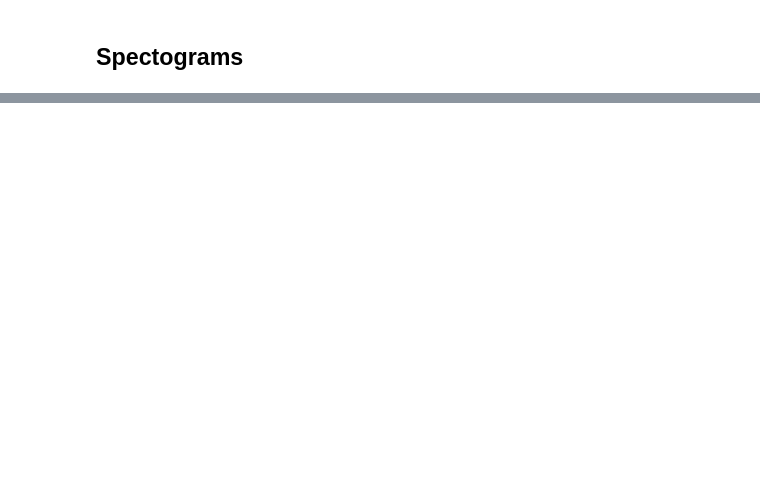
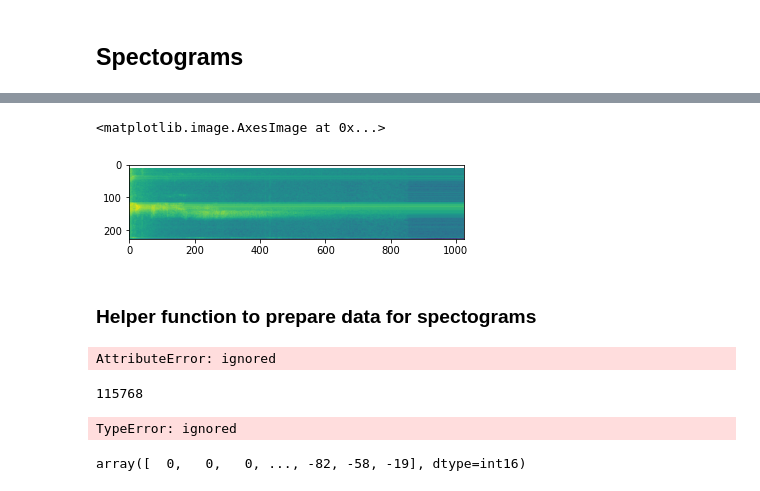
Before and after one commit to sergejhorvat/TinyML-Edx, a Jupyter notebook: Zeni_test.ipynb, the cells around one changed output, grey strips where cells are left out. Drawn from its saved outputs; the diff is of its cells as text; code cells hidden in the pictures; blank space fills up the shorter version.

```diff
--- a/Zeni_test.ipynb
+++ b/Zeni_test.ipynb
@@ -247,2 +283,6 @@ fig.text(0.08, 0.5, 'Amplitude', {'fontsize':20, 'fontweight':'bold'}, va='cente
 # %% [markdown]
 ## Spectograms
+# %%
+# Prepare data for plot
+audio_yes_loud_tensor = tf.squeeze(audio_yes_loud[:,0])
+audio_yes_loud_tensor = tf.cast(audio_yes_loud_tensor,tf.float32)
@@ -249,3 +293,33 @@ fig.text(0.08, 0.5, 'Amplitude', {'fontsize':20, 'fontweight':'bold'}, va='cente
+# %%
+spectrogram = tfio.audio.spectrogram(
+    audio_yes_loud_tensor,
+    nfft=2048,
+    window=len(audio_yes_loud_tensor),
+    stride=512)
+
+plt.figure()
+plt.imshow(tf.math.log(spectrogram).numpy())
+# %% [output]
+<matplotlib.image.AxesImage at 0x...>
+[figure, added]
+# %% [markdown]
+### Helper function to prepare data for spectograms
+# %%
+audioSR = int(audio_yes_loud.rate.numpy())
+# %% [output]
+AttributeError: ignored
+# %%
+len(audio_yes_loud_tensor)
+# %% [output]
+115768
+# %%
+int(audio_yes_loud_tensor * 0.008)
+# %% [output]
+TypeError: ignored
+# %%
+audio_yes_loud[:,0]
+# %% [output]
+array([  0,   0,   0, ..., -82, -58, -19], dtype=int16)
 # %%
 # Convert to spectrogram and display
 # adapted from https://aruno14.medium.com/comparaison-of-audio-representation-in-tensorflow-b6c33a83d77f
```
Also changed, not shown: parts of 13 cells of this notebook.
